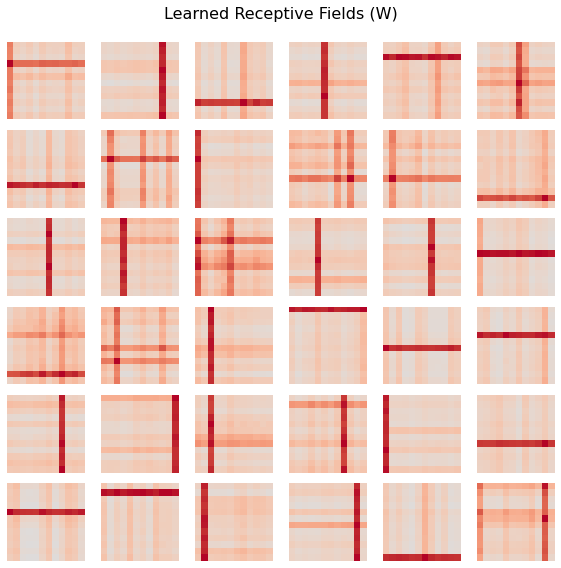
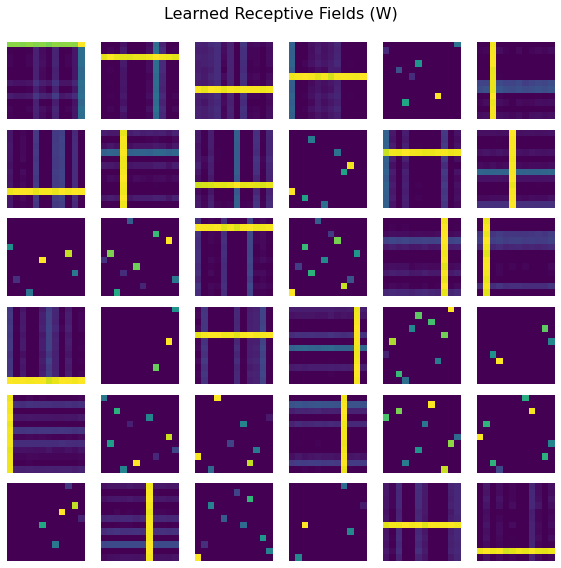
The notebook cell's code change between the first figure and the second:
--- before
+++ after
@@ -14,5 +14,5 @@
         # Scale for visualization
         vmax = np.abs(rf).max()
-        ax.imshow(rf, cmap='coolwarm', vmin=-vmax, vmax=vmax)
+        ax.imshow(rf)
     ax.axis('off')
 

Commit: adding examples